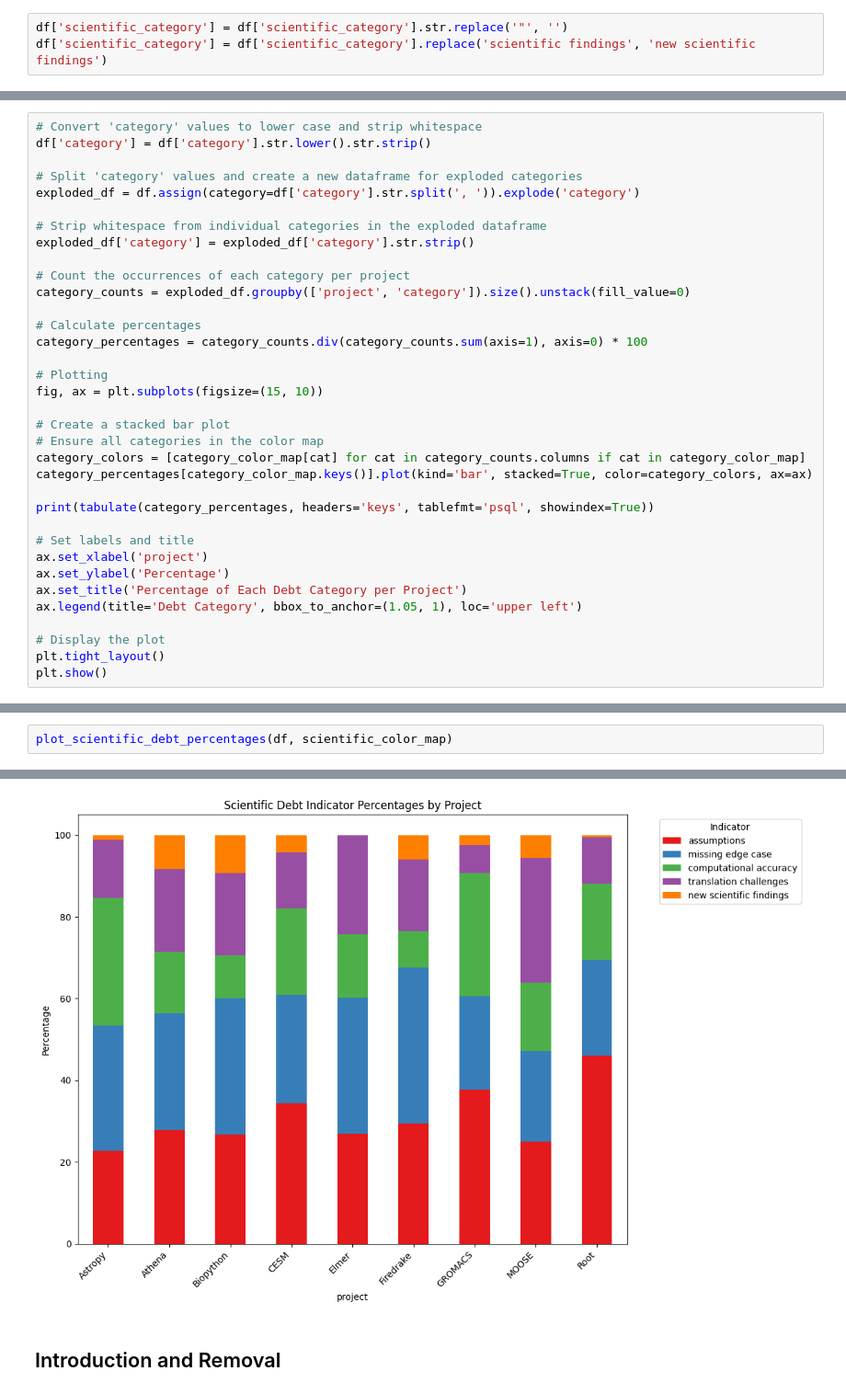
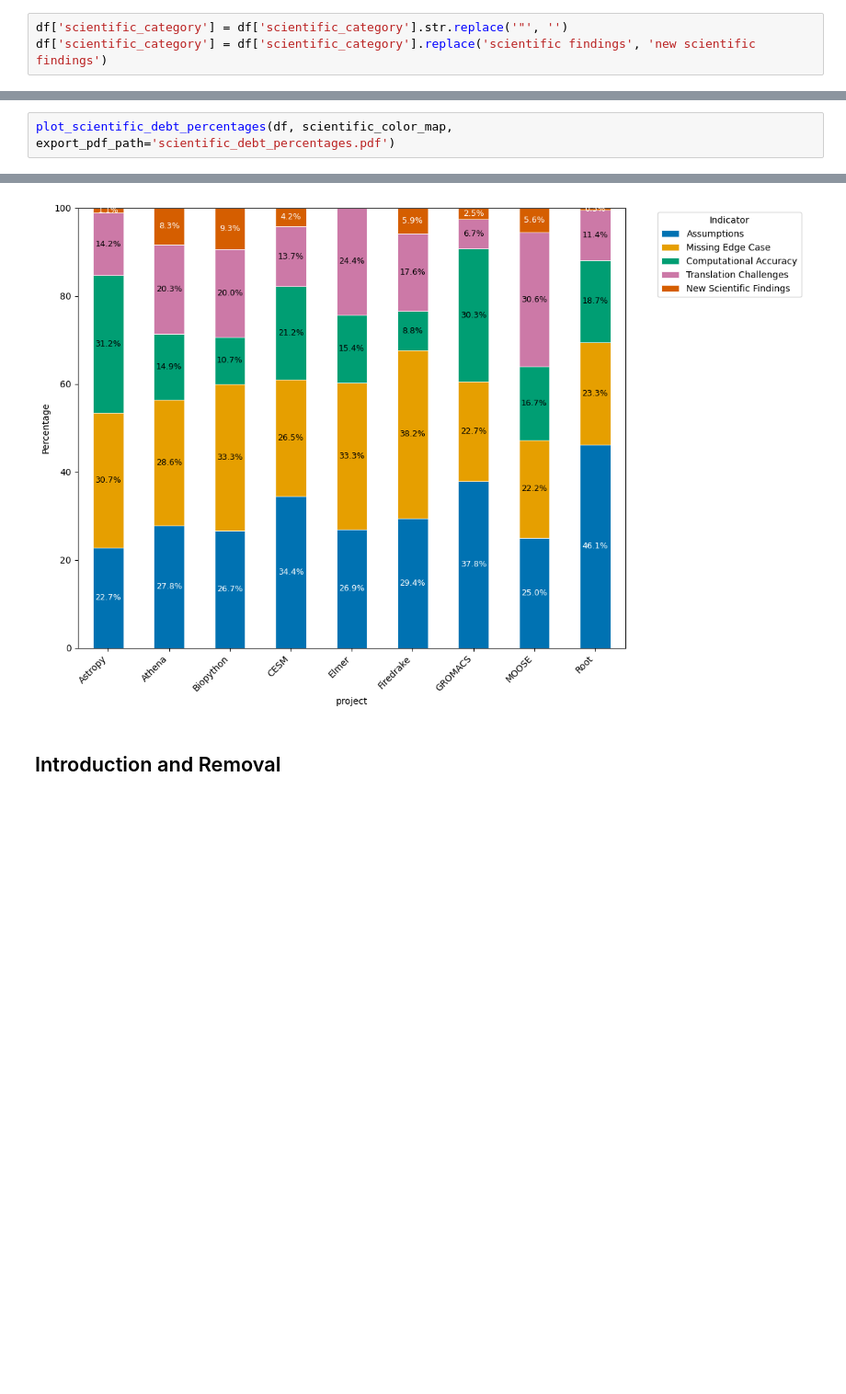
Before and after one commit to AwonSomeSauce/ScientificSATD, a Jupyter notebook: analysis.ipynb, the cells around one changed output, grey strips where cells are left out. Shown at 92% size. Cells and saved outputs as stored; diff of their text form; blank space fills up the shorter version.

Commit message:
fixed script to highlight SD, add percentages

```diff
--- a/analysis.ipynb
+++ b/analysis.ipynb
@@ -147,35 +193,0 @@ df['scientific_category'] = df['scientific_category'].replace('scientific findin
-# %%
-# Convert 'category' values to lower case and strip whitespace
-df['category'] = df['category'].str.lower().str.strip()
-
-# Split 'category' values and create a new dataframe for exploded categories
-exploded_df = df.assign(category=df['category'].str.split(', ')).explode('category')
-
-# Strip whitespace from individual categories in the exploded dataframe
-exploded_df['category'] = exploded_df['category'].str.strip()
-
-# Count the occurrences of each category per project
-category_counts = exploded_df.groupby(['project', 'category']).size().unstack(fill_value=0)
-
-# Calculate percentages
-category_percentages = category_counts.div(category_counts.sum(axis=1), axis=0) * 100
-
-# Plotting
-fig, ax = plt.subplots(figsize=(15, 10))
-
-# Create a stacked bar plot
-# Ensure all categories in the color map
-category_colors = [category_color_map[cat] for cat in category_counts.columns if cat in category_color_map]
-category_percentages[category_color_map.keys()].plot(kind='bar', stacked=True, color=category_colors, ax=ax)
-
-print(tabulate(category_percentages, headers='keys', tablefmt='psql', showindex=True))
-
-# Set labels and title
-ax.set_xlabel('project')
-ax.set_ylabel('Percentage')
-ax.set_title('Percentage of Each Debt Category per Project')
-ax.legend(title='Debt Category', bbox_to_anchor=(1.05, 1), loc='upper left')
-
-# Display the plot
-plt.tight_layout()
-plt.show()
@@ -199,20 +286,20 @@ plt.show()
 # %%
-plot_scientific_debt_percentages(df, scientific_color_map)
+plot_scientific_debt_percentages(df, scientific_color_map, export_pdf_path='scientific_debt_percentages.pdf')
 # %% [output]
 +-----------+---------------+---------------------+--------------------------+--------------------------+---------------------------+
 | project   |   assumptions |   missing edge case |   computational accuracy |   translation challenges |   new scientific findings |
 |-----------+---------------+---------------------+--------------------------+--------------------------+---------------------------|
 | Astropy   |       22.7273 |             30.6818 |                 31.25    |                 14.2045  |                  1.13636  |
 | Athena    |       27.8008 |             28.6307 |                 14.9378  |                 20.332   |                  8.29876  |
 | Biopython |       26.6667 |             33.3333 |                 10.6667  |                 20       |                  9.33333  |
 | CESM      |       34.402  |             26.5105 |                 21.2084  |                 13.6868  |                  4.19236  |
 | Elmer     |       26.9231 |             33.3333 |                 15.3846  |                 24.359   |                  0        |
 | Firedrake |       29.4118 |             38.2353 |                  8.82353 |                 17.6471  |                  5.88235  |
 | GROMACS   |       37.8151 |             22.6891 |                 30.2521  |                  6.72269 |                  2.52101  |
 | MOOSE     |       25      |             22.2222 |                 16.6667  |                 30.5556  |                  5.55556  |
 | Root      |       46.114  |             23.3161 |                 18.6528  |                 11.399   |                  0.518135 |
 +-----------+---------------+---------------------+--------------------------+--------------------------+---------------------------+
-[figure, old version]
+[figure, new version]
 # %% [markdown]
 ## Introduction and Removal
 # %%
```
Also changed, not shown: parts of 10 cells of this notebook, 1 other file.
